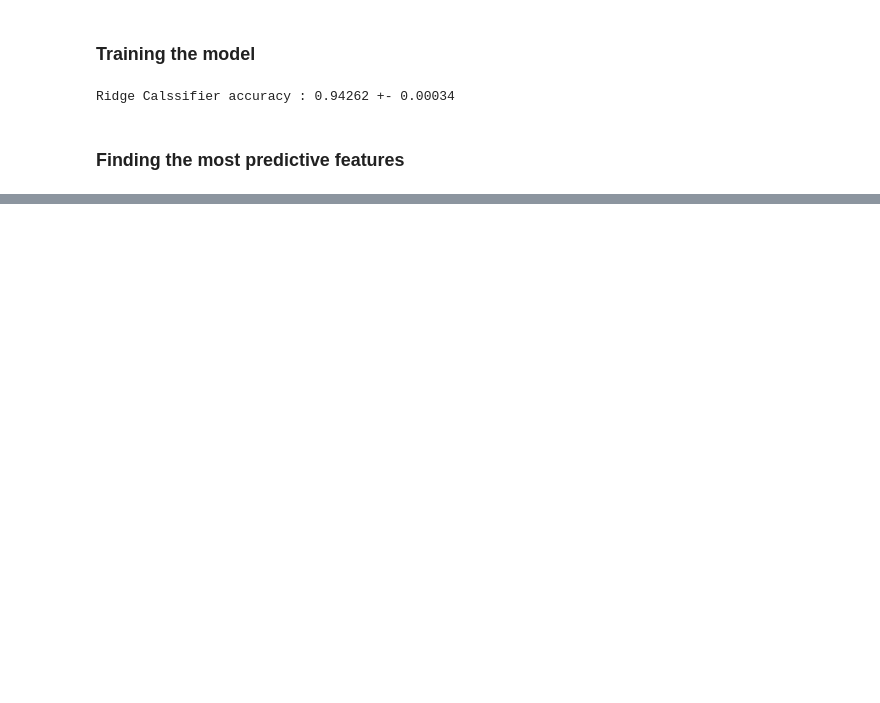
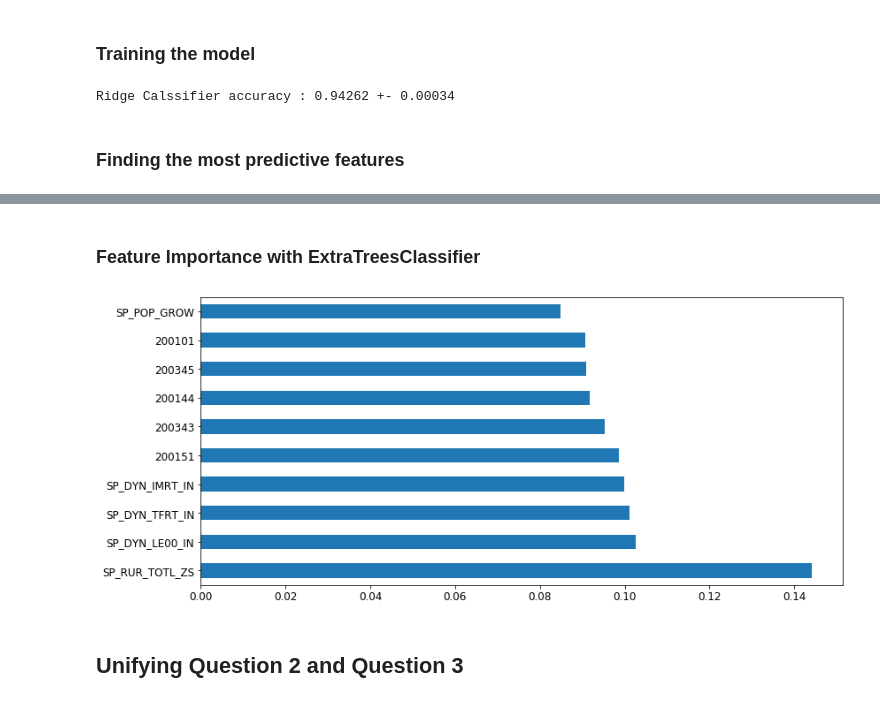
Before and after one commit to aaronabebe/DOPP, a Jupyter notebook: THE_NOTEBOOK.ipynb, the cells around one changed output, grey strips where cells are left out. Cells and saved outputs as stored; diff of their text form; code cells hidden in the pictures; blank space fills up the shorter version.

```diff
--- a/THE_NOTEBOOK.ipynb
+++ b/THE_NOTEBOOK.ipynb
@@ -255,0 +377,18 @@ pass
+# %% [markdown]
+### Feature Importance with ExtraTreesClassifier
+# %%
+def e_poor_feature_importance(df_e_poor):
+    e_poor = df_e_poor
+    # Split dataset to train
+    X = e_poor.iloc[:,2:-2] # All the columns less the last one
+    y = e_poor.iloc[:,-2:-1] # Just the last column
+    model = ExtraTreesClassifier()
+    model.fit(X,y)
+    feat_importances = pd.Series(model.feature_importances_, index=X.columns)
+    feat_importances.nlargest(20).plot(kind='barh', figsize = (13, 6), fontsize=12)
+
+e_poor_feature_importance(e_poor)
+# %% [output]
+[figure, added]
+# %% [markdown]
+## Unifying Question 2 and Question 3
```
Also changed, not shown: parts of 21 cells of this notebook.
